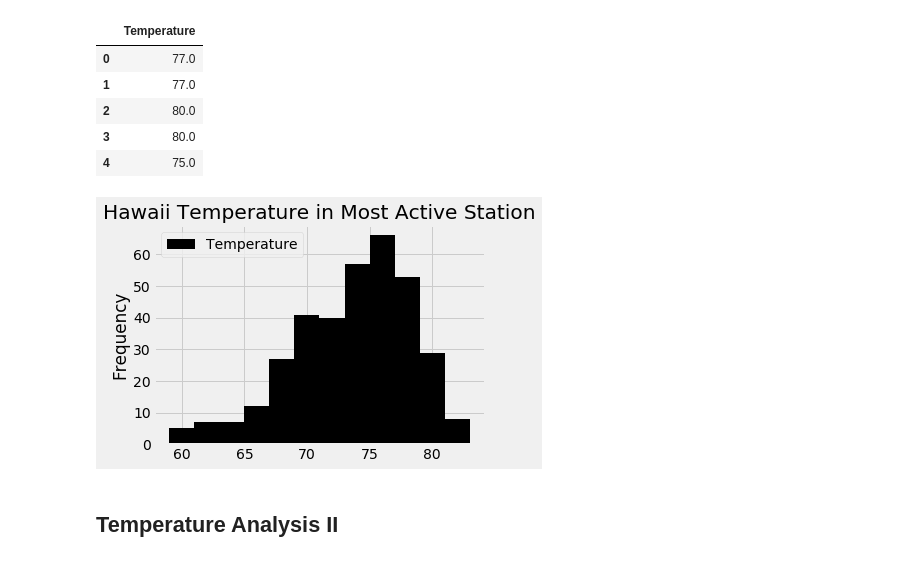
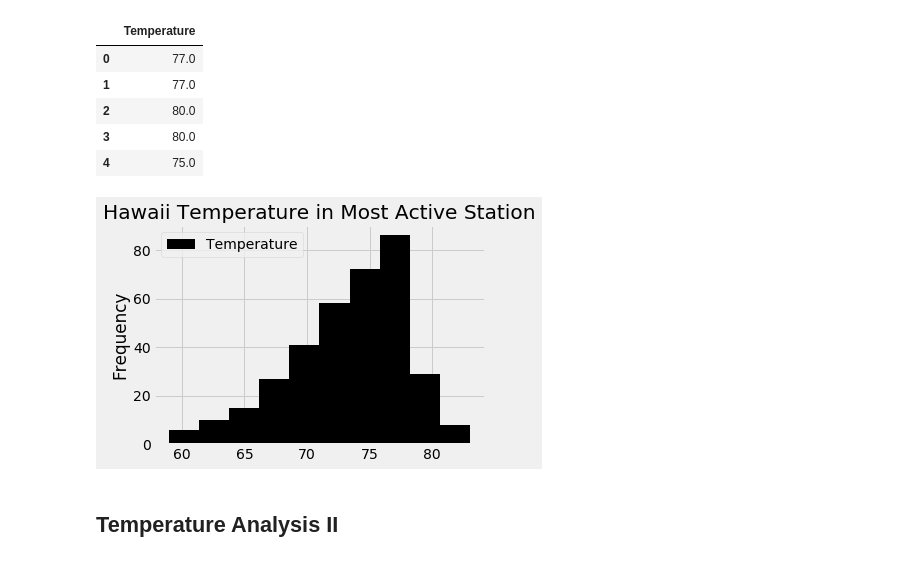
Before and after one commit to cbourdeau/SQLAlchemy-Surf-Weather-Analysis, a Jupyter notebook: climate_starter.ipynb, the cells around one changed output. Cells and saved outputs as stored; diff of their text form; code cells hidden in the pictures.

```diff
--- a/climate_starter.ipynb
+++ b/climate_starter.ipynb
@@ -194,13 +217,12 @@ temp_df.head()
 | 4 | 75.0 |
 # %%
 # Plot the results
-temp_df.plot.hist(bins=12, title='Hawaii Temperature in Most Active Station', color='black')
+temp_df.plot.hist(title='Hawaii Temperature in Most Active Station', color='black')
 plt.tight_layout()
-plt.legend(loc='best')
 plt.savefig("Images/most_active_station_histogram.png")
 plt.show()
 # %% [output]
-[figure, old version]
+[figure, new version]
 # %% [markdown]
 ## Temperature Analysis II
 # %%
```
Also changed, not shown: parts of 9 cells of this notebook, 2 other files.
